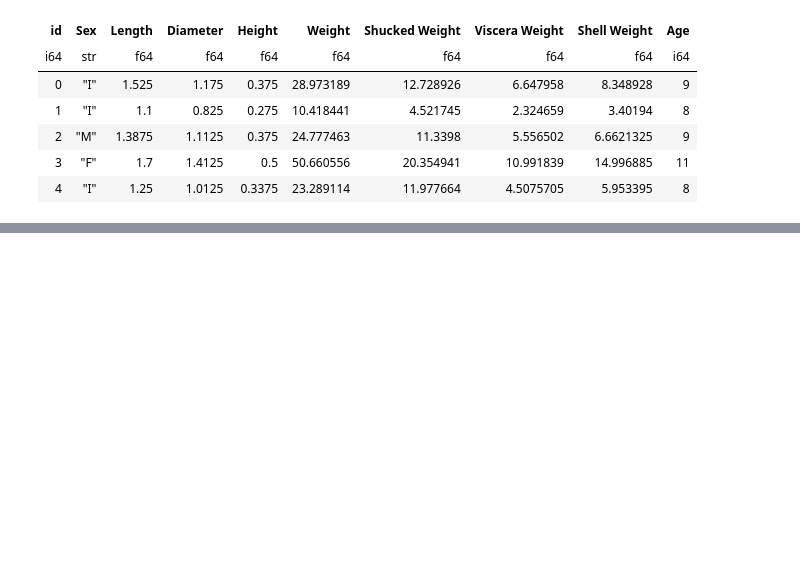
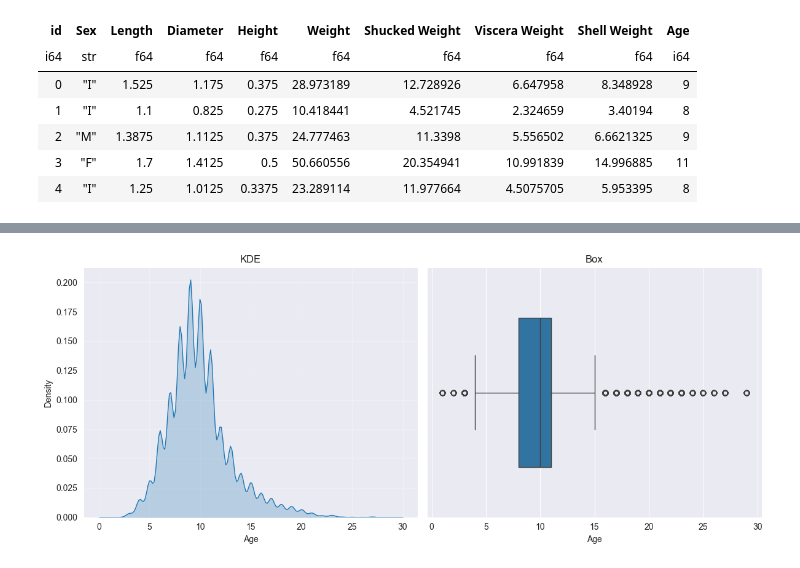
Before and after one commit to hungryguyxd/kaggle_krabiki, a Jupyter notebook: contest.ipynb, the cells around one changed output, grey strips where cells are left out. Saved outputs shown, nothing was run; the diff lists cells and outputs as text; code cells hidden in the pictures; blank space fills up the shorter version.

```diff
--- a/contest.ipynb
+++ b/contest.ipynb
@@ -35,0 +54,11 @@ df.height
+# %%
+sns.set_style("darkgrid")
+fig, axes = plt.subplots(1, 2, figsize=(12, 5))
+sns.kdeplot(data=df, x="Age", ax=axes[0], fill=True)
+axes[0].set_title("KDE")
+axes[0].grid(True, alpha=0.3)
+sns.boxplot(data=df, x="Age", ax=axes[1], width=0.6)
+axes[1].set_title("Box")
+plt.tight_layout()
+# %% [output]
+[figure, added]
```
Also changed, not shown: parts of 4 cells of this notebook.
